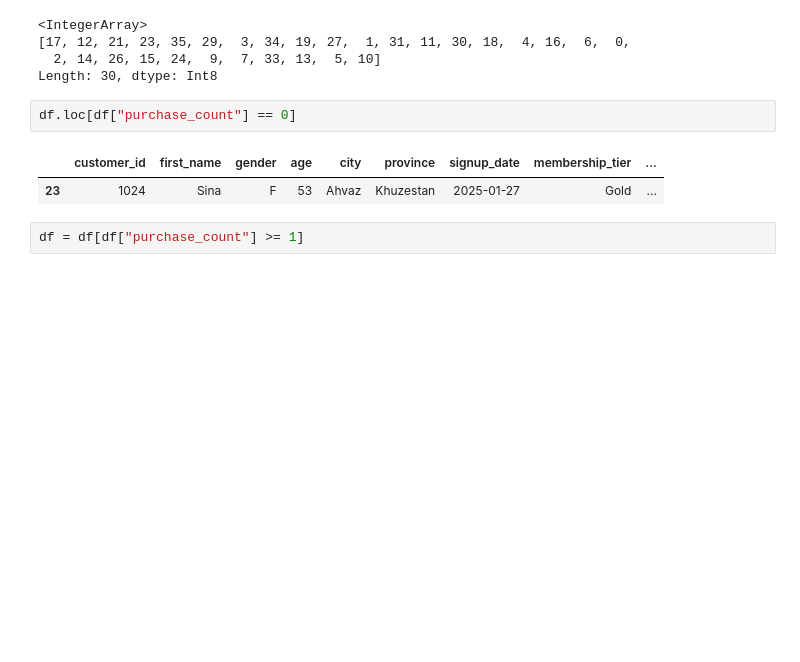
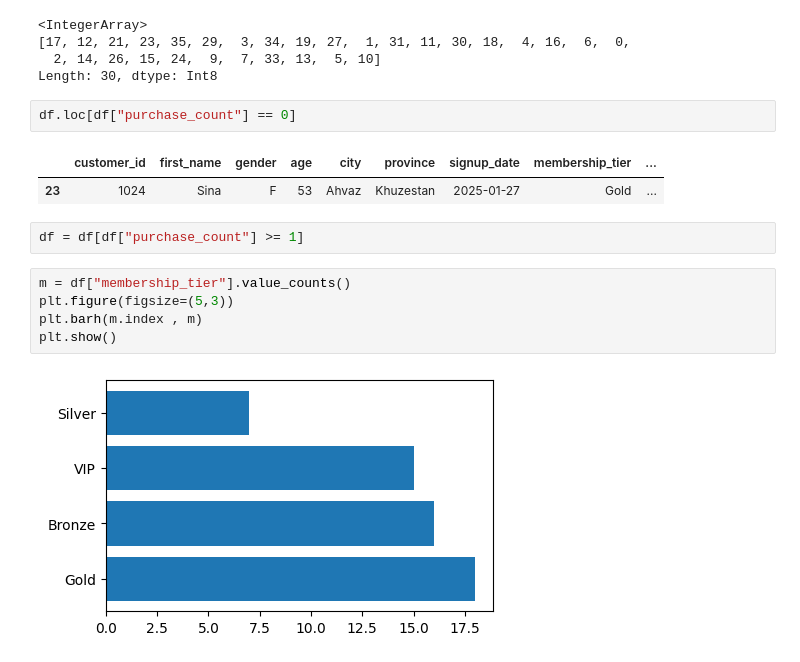
Before and after one commit to Fatemenamdar20/project-01-data-cleaning-fatemenamdarlo, a Jupyter notebook: data_cleaning.ipynb, the cells around one changed output. Cells and saved outputs as stored; diff of their text form; blank space fills up the shorter version.

```diff
--- a/data_cleaning.ipynb
+++ b/data_cleaning.ipynb
@@ -195,3 +193,10 @@ df.loc[df["purchase_count"] == 0]
 | 23 | 1024 | Sina | F | 53 | Ahvaz | Khuzestan | 2025-01-27 | Gold | ... |
 # %%
 df = df[df["purchase_count"] >= 1]
+# %%
+m = df["membership_tier"].value_counts()
+plt.figure(figsize=(5,3))
+plt.barh(m.index , m)
+plt.show()
+# %% [output]
+[figure, added]
```
Also changed, not shown: parts of 10 cells of this notebook, 1 other file.
